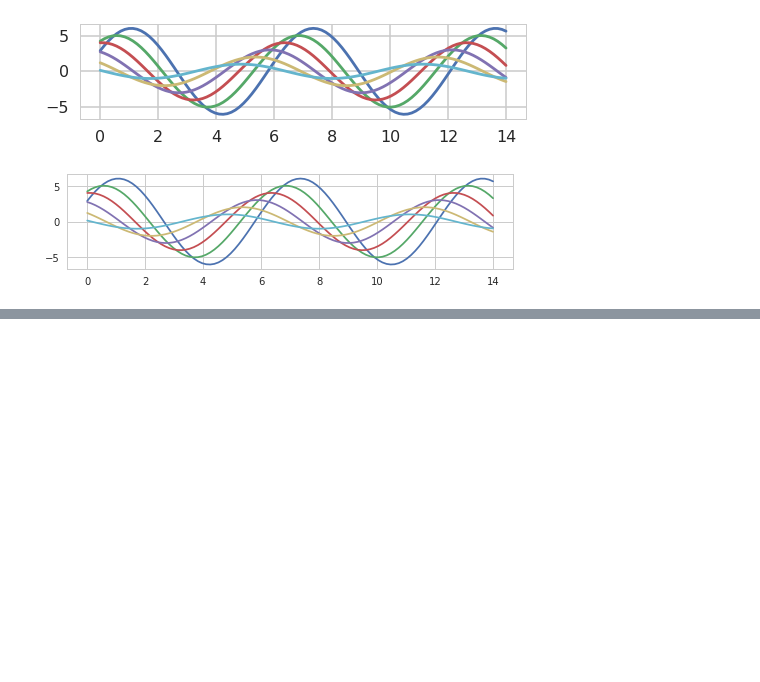
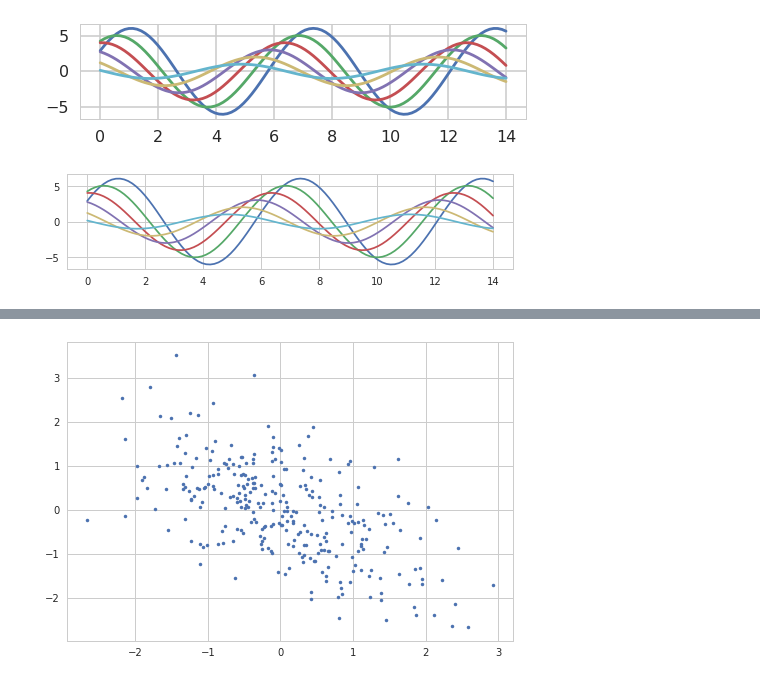
Before and after one commit to hyzhak/seaborn-experiments, a Jupyter notebook: main.ipynb, the cells around one changed output, grey strips where cells are left out. Cells and saved outputs as stored; diff of their text form; code cells hidden in the pictures; blank space fills up the shorter version.

```diff
--- a/main.ipynb
+++ b/main.ipynb
@@ -105,0 +116,6 @@ sinplot()
+# %%
+sns.axes_style("darkgrid")
+mpl.rc('font', family='DejaVu Sans')
+ax = plt.plot(x, y, '.')
+# %% [output]
+[figure, added]
```
Also changed, not shown: parts of 3 cells of this notebook.
